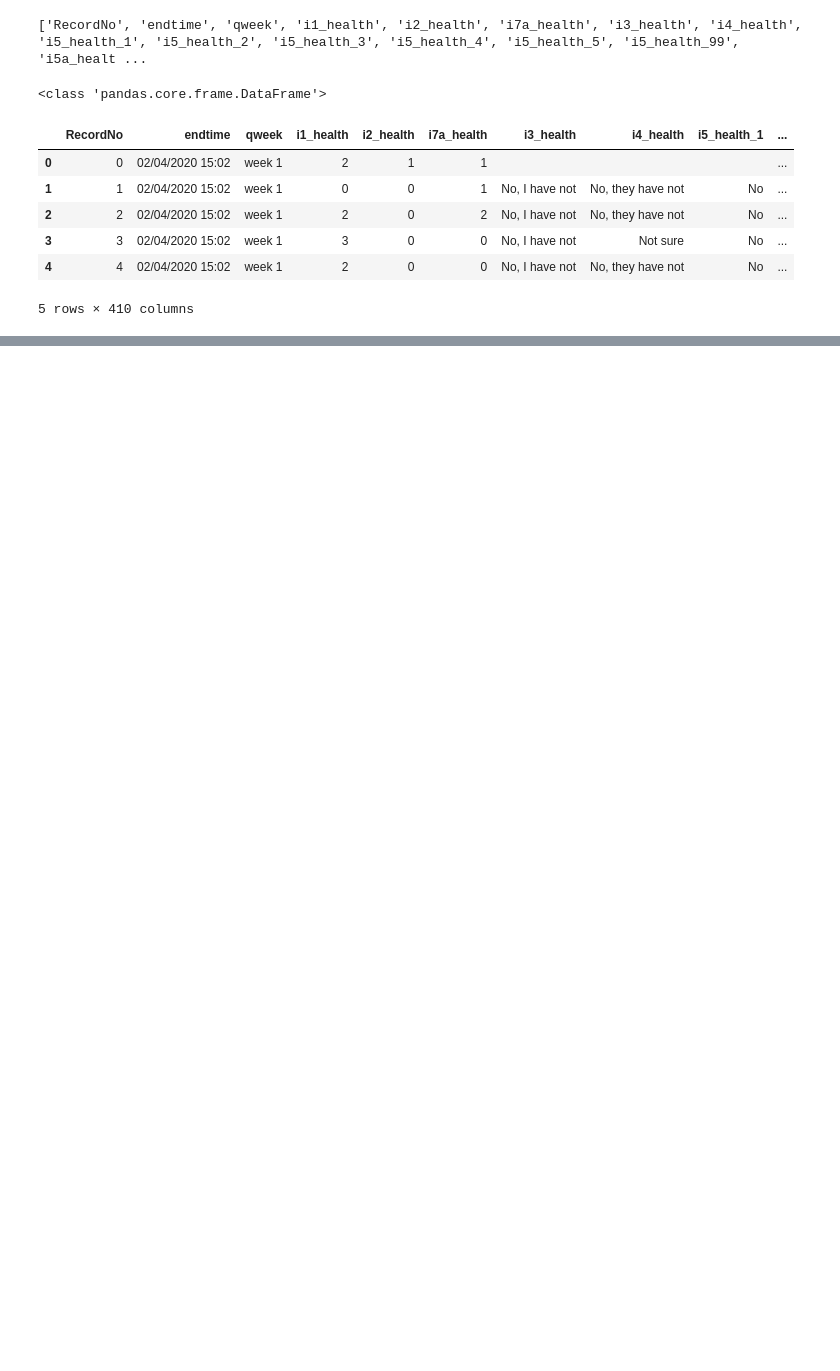
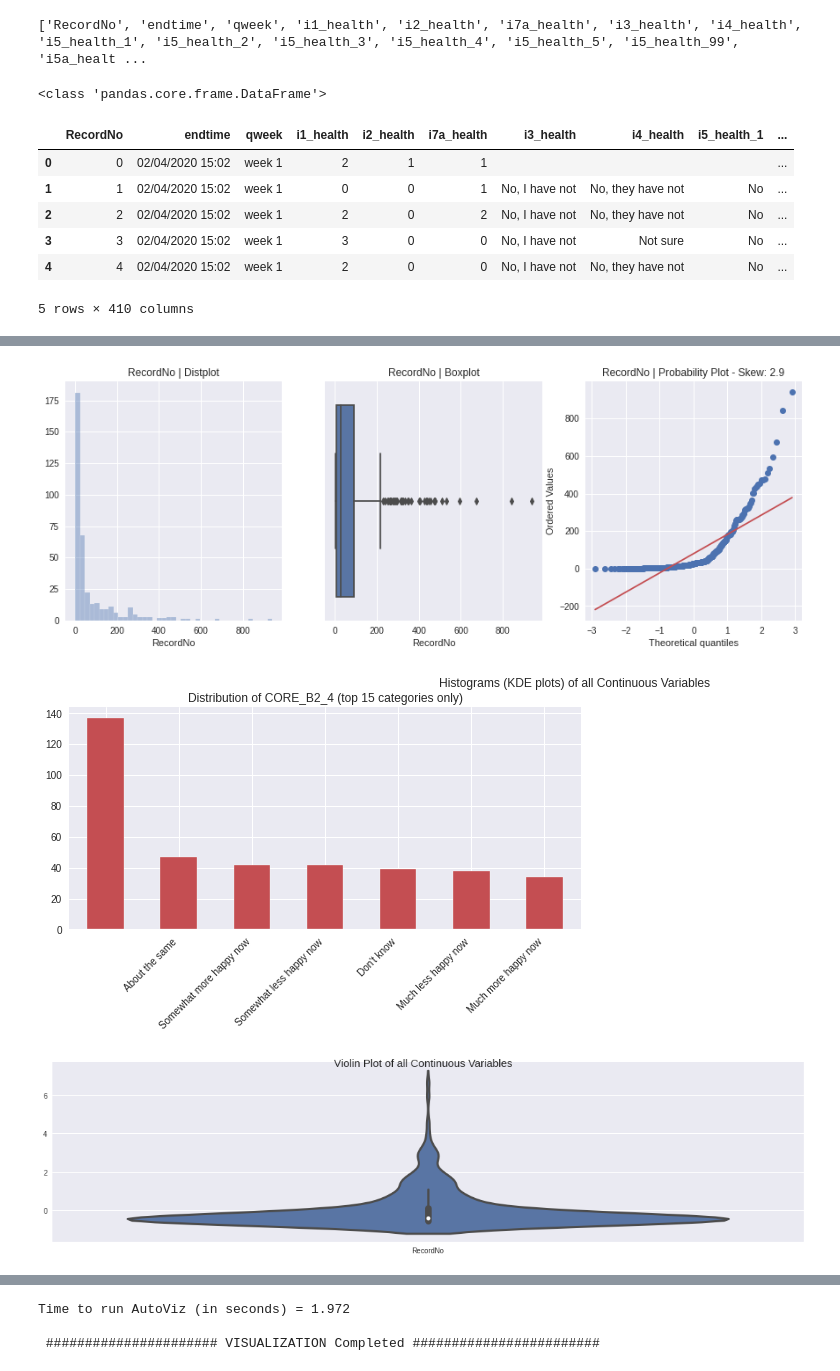
Before and after one commit to thiyagi9/PythonPractises, a Jupyter notebook: EDA_Germany.ipynb, the cells around one changed output, grey strips where cells are left out. Saved outputs shown, nothing was run; the diff lists cells and outputs as text; code cells hidden in the pictures; blank space fills up the shorter version.

```diff
--- a/EDA_Germany.ipynb
+++ b/EDA_Germany.ipynb
@@ -77,0 +99,18 @@ df2.head()
+# %%
+!pip install autoviz
+from autoviz.AutoViz_Class import AutoViz_Class
+AV = AutoViz_Class()
+filename = '/content/drive/My Drive/Colab Notebooks/df3.csv'
+dft = AV.AutoViz(
+filename,
+sep=",",
+depVar="",
+dfte=None,
+header=0,
+verbose=0,
+lowess=False,
+chart_format="svg",
+max_rows_analyzed=150000,
+max_cols_analyzed=116,
+)
+# %% [output]
@@ -77,0 +134,3 @@ df2.head()
+[figure, added]
+[figure, added]
+[figure, added]
@@ -77,0 +138,3 @@ df2.head()
+Time to run AutoViz (in seconds) = 1.972
+
+ ###################### VISUALIZATION Completed ########################
```
Also changed, not shown: parts of 11 cells of this notebook.
